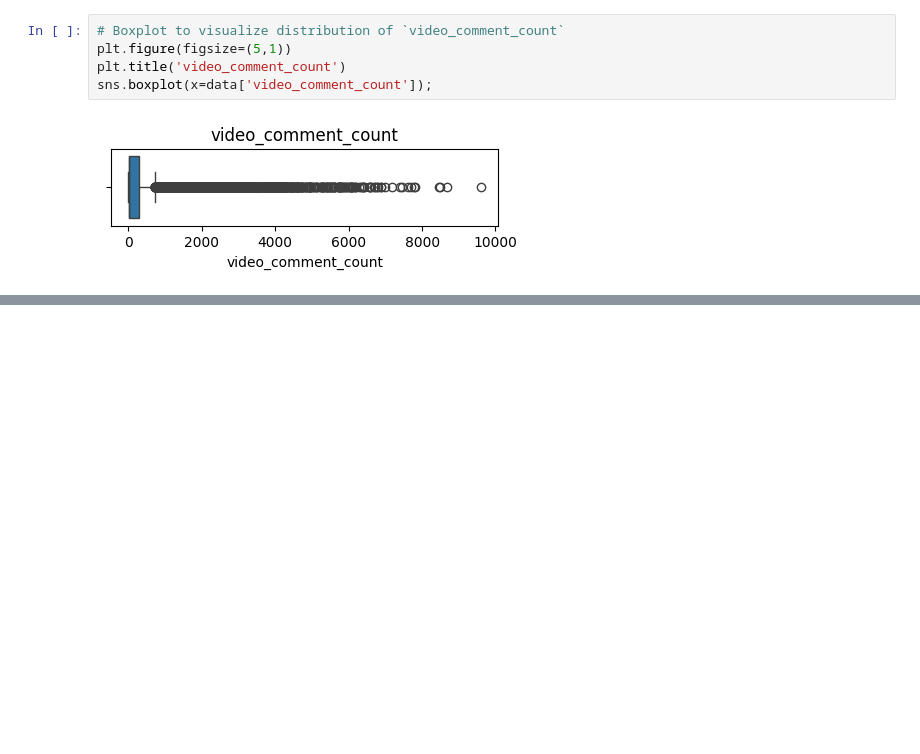
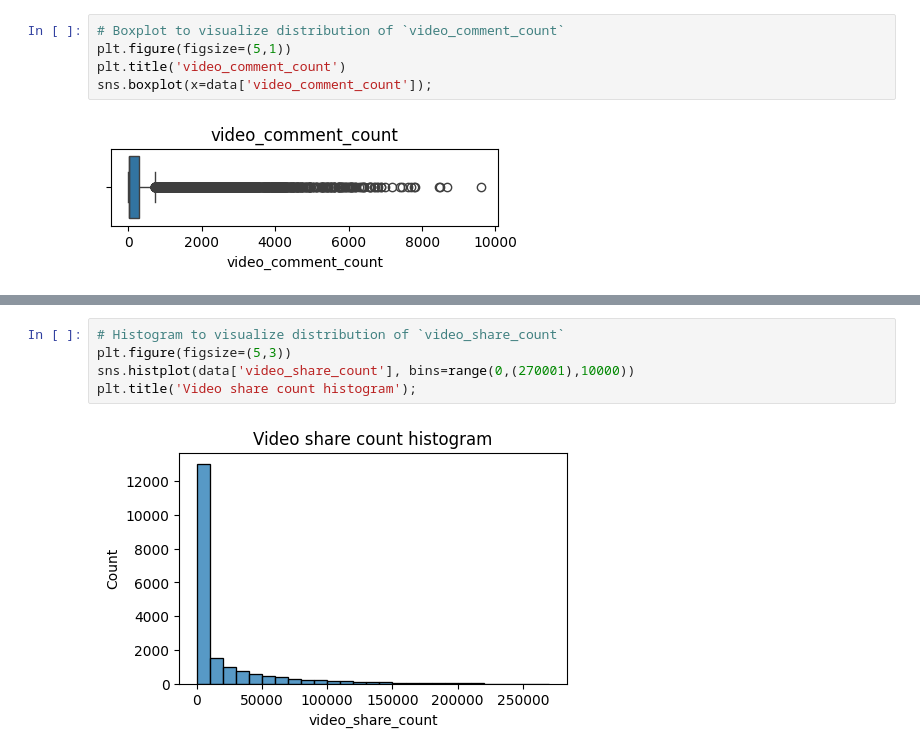
Before and after one commit to sk7-dev/Data_Analysis_and_Modelling, a Jupyter notebook: TikTok_Analytics/eda.ipynb, the cells around one changed output, grey strips where cells are left out. Saved outputs shown, nothing was run; the diff lists cells and outputs as text; blank space fills up the shorter version.

```diff
--- a/TikTok_Analytics/eda.ipynb
+++ b/TikTok_Analytics/eda.ipynb
@@ -86,0 +98,7 @@ plt.title('Video comment count histogram');
+# %%
+# Histogram to visualize distribution of `video_share_count`
+plt.figure(figsize=(5,3))
+sns.histplot(data['video_share_count'], bins=range(0,(270001),10000))
+plt.title('Video share count histogram');
+# %% [output]
+[figure, added]
```
Also changed, not shown: parts of 21 cells of this notebook.
